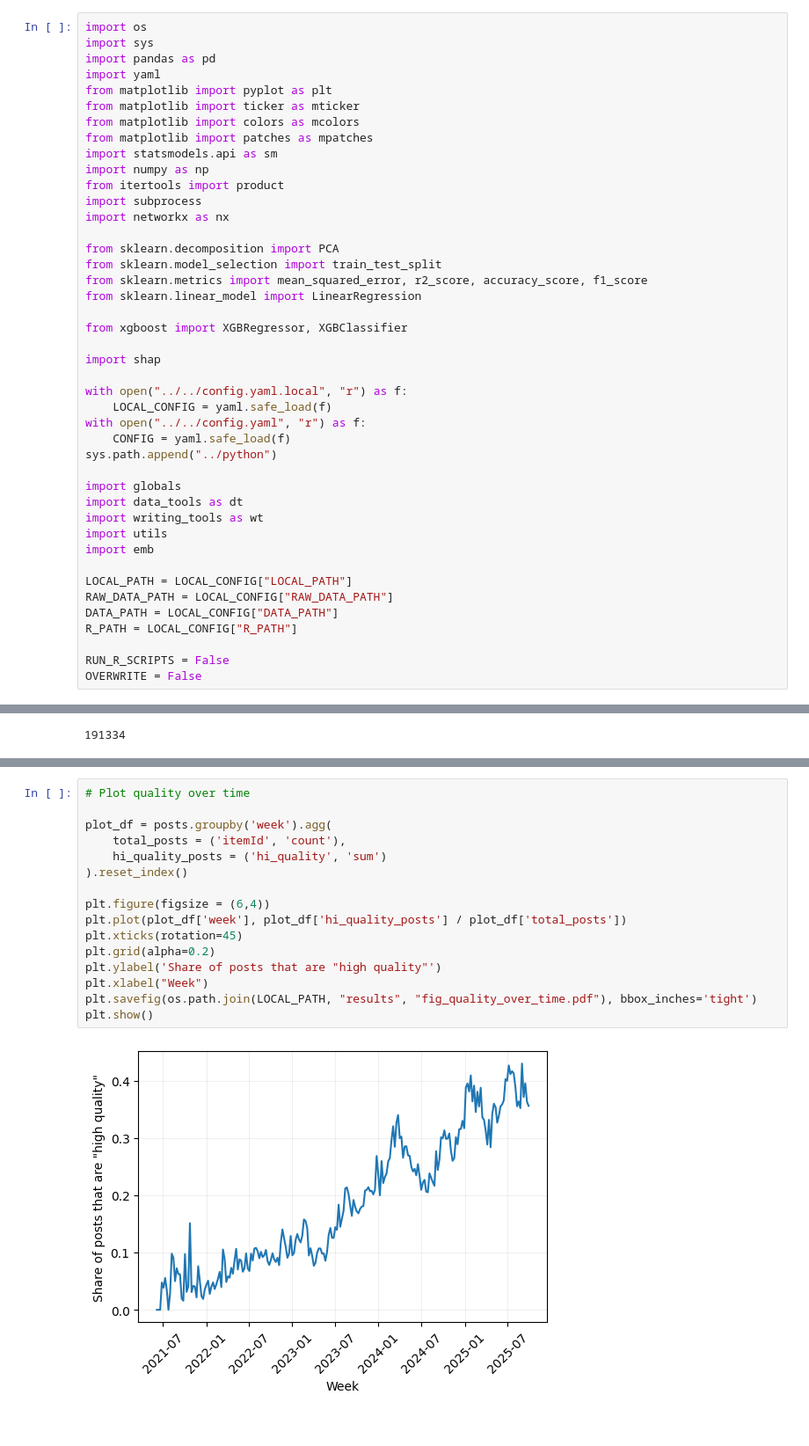
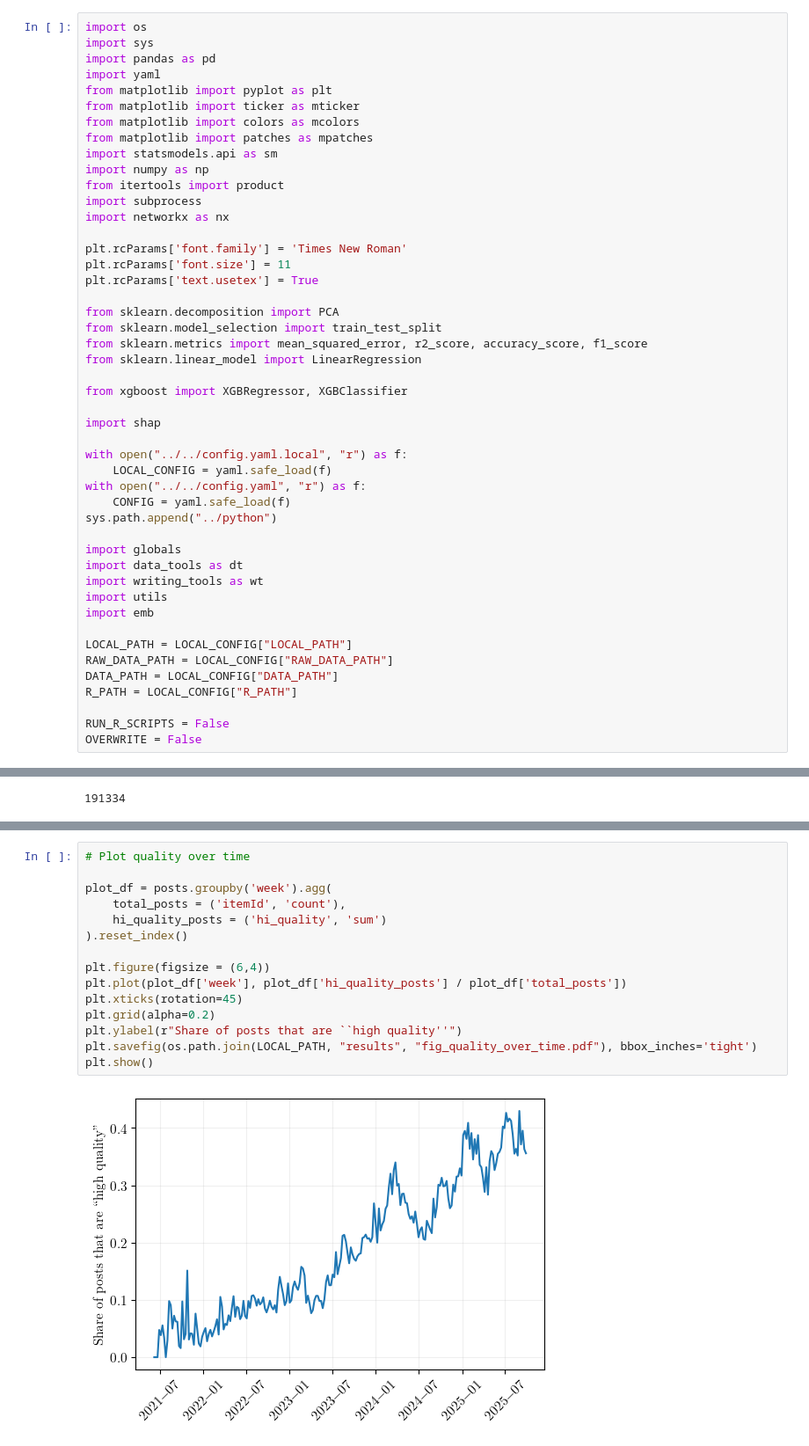
Before and after one commit to ed-kung/sn-research, a Jupyter notebook: src/notebooks/v4v-analysis.ipynb, the cells around one changed output, grey strips where cells are left out. Shown at 88% size. Saved outputs shown, nothing was run; the diff lists cells and outputs as text.

Commit message:
latin font for figures

```diff
--- a/src/notebooks/v4v-analysis.ipynb
+++ b/src/notebooks/v4v-analysis.ipynb
@@ -12,6 +12,10 @@ import numpy as np
 from itertools import product
 import subprocess
 import networkx as nx
+
+plt.rcParams['font.family'] = 'Times New Roman'
+plt.rcParams['font.size'] = 11
+plt.rcParams['text.usetex'] = True
 
 from sklearn.decomposition import PCA
 from sklearn.model_selection import train_test_split
@@ -172,18 +176,17 @@ wt.update_results({
 # %%
 # Plot quality over time
 
 plot_df = posts.groupby('week').agg(
     total_posts = ('itemId', 'count'),
     hi_quality_posts = ('hi_quality', 'sum')
 ).reset_index()
 
 plt.figure(figsize = (6,4))
 plt.plot(plot_df['week'], plot_df['hi_quality_posts'] / plot_df['total_posts'])
 plt.xticks(rotation=45)
 plt.grid(alpha=0.2)
-plt.ylabel('Share of posts that are "high quality"')
-plt.xlabel("Week")
+plt.ylabel(r"Share of posts that are ``high quality''")
 plt.savefig(os.path.join(LOCAL_PATH, "results", "fig_quality_over_time.pdf"), bbox_inches='tight')
 plt.show()
 # %% [output]
-[figure, old version]
+[figure, new version]
```
Also changed, not shown: 5 other files.
